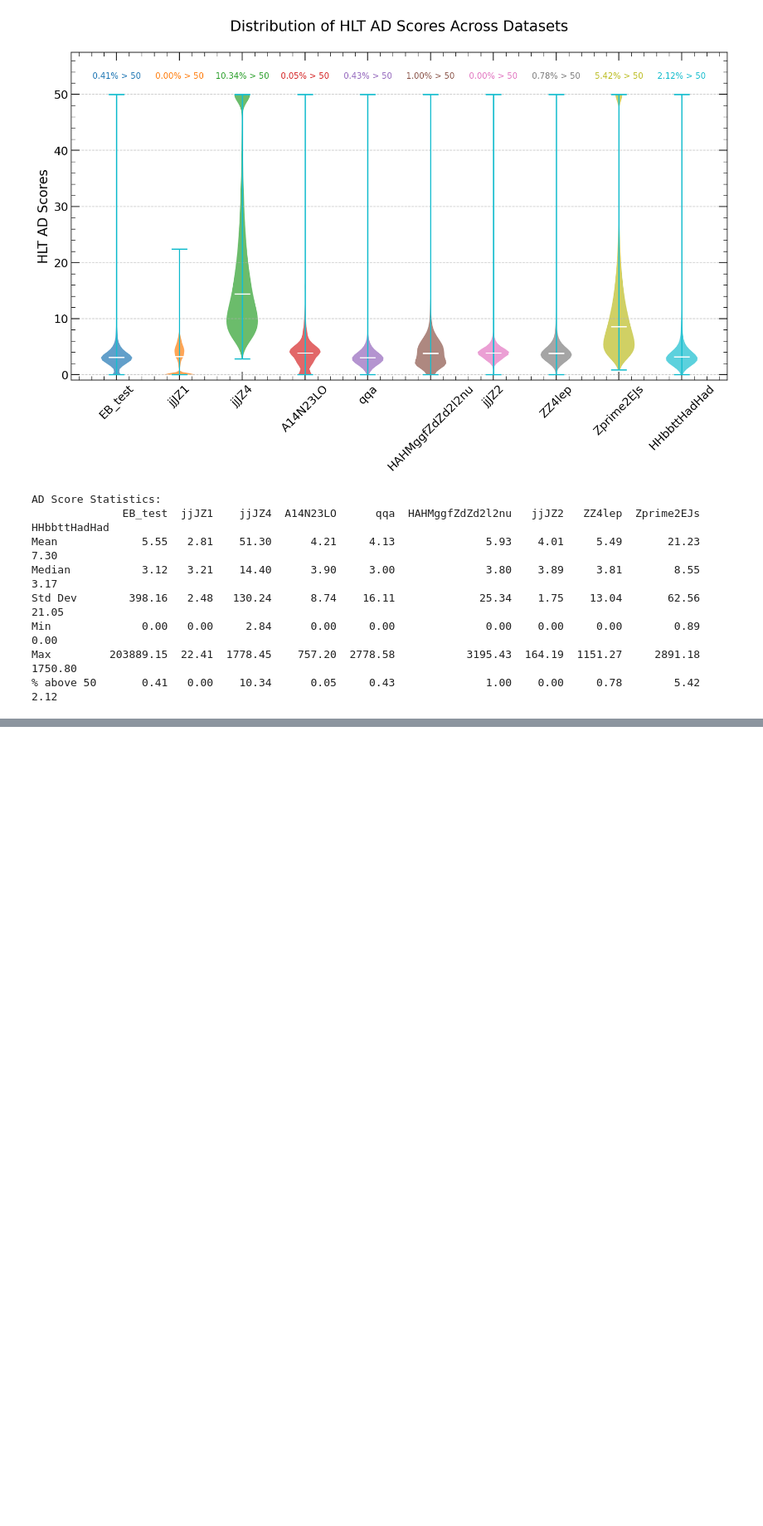
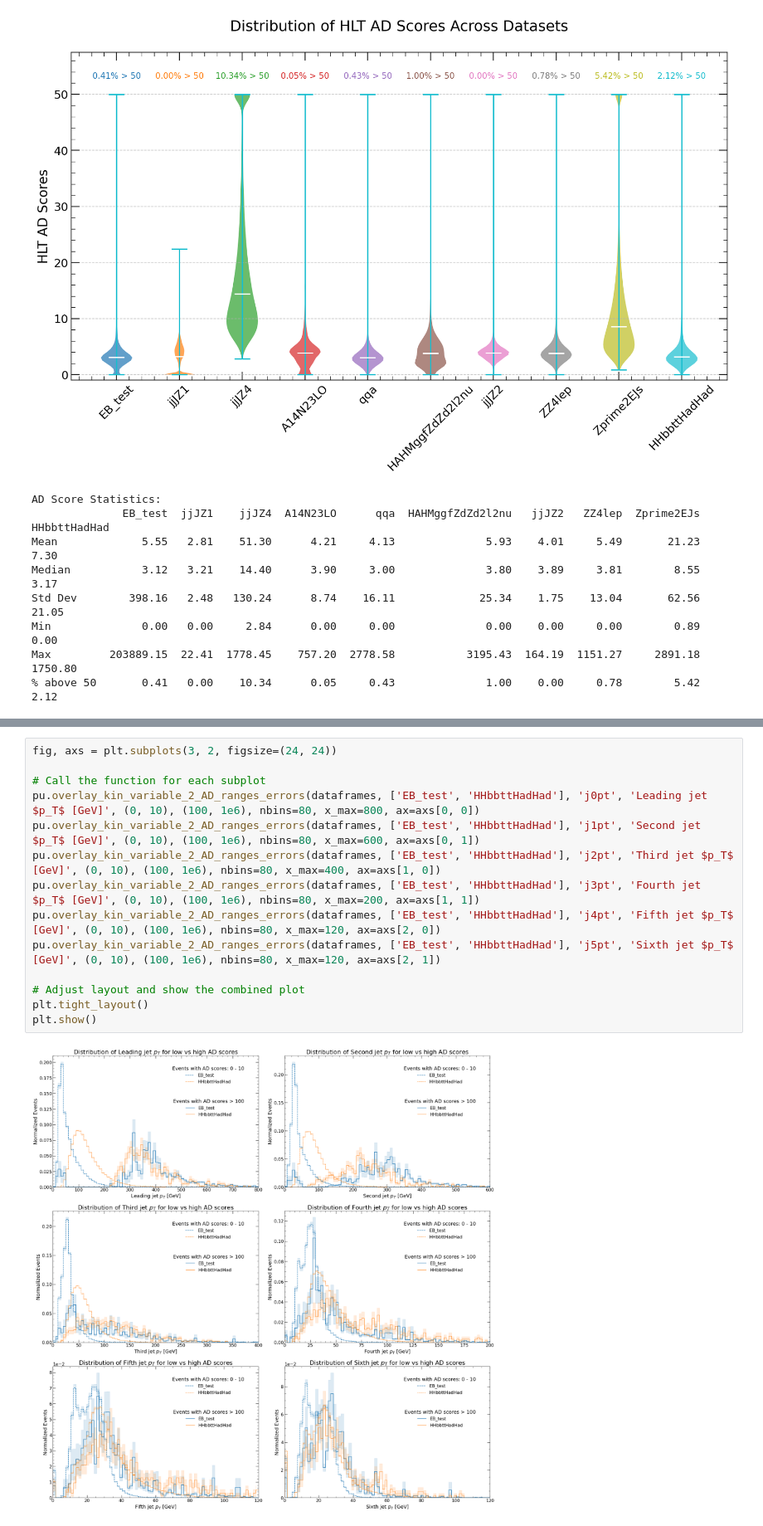
Before and after one commit to clairedavid/atlas_ad_hlt_studies, a Jupyter notebook: notebooks/HLTAD_plots_Claire_v01.ipynb, the cells around one changed output, grey strips where cells are left out. Shown at 83% size. Drawn from its saved outputs; the diff is of its cells as text; blank space fills up the shorter version.

```diff
--- a/notebooks/HLTAD_plots_Claire_v01.ipynb
+++ b/notebooks/HLTAD_plots_Claire_v01.ipynb
@@ -196,0 +207,16 @@ Max         203889.15  22.41  1778.45    757.20  2778.58           3195.43  164.
+# %%
+fig, axs = plt.subplots(3, 2, figsize=(24, 24))
+
+# Call the function for each subplot
+pu.overlay_kin_variable_2_AD_ranges_errors(dataframes, ['EB_test', 'HHbbttHadHad'], 'j0pt', 'Leading jet $p_T$ [GeV]', (0, 10), (100, 1e6), nbins=80, x_max=800, ax=axs[0, 0])
+pu.overlay_kin_variable_2_AD_ranges_errors(dataframes, ['EB_test', 'HHbbttHadHad'], 'j1pt', 'Second jet $p_T$ [GeV]', (0, 10), (100, 1e6), nbins=80, x_max=600, ax=axs[0, 1])
+pu.overlay_kin_variable_2_AD_ranges_errors(dataframes, ['EB_test', 'HHbbttHadHad'], 'j2pt', 'Third jet $p_T$ [GeV]', (0, 10), (100, 1e6), nbins=80, x_max=400, ax=axs[1, 0])
+pu.overlay_kin_variable_2_AD_ranges_errors(dataframes, ['EB_test', 'HHbbttHadHad'], 'j3pt', 'Fourth jet $p_T$ [GeV]', (0, 10), (100, 1e6), nbins=80, x_max=200, ax=axs[1, 1])
+pu.overlay_kin_variable_2_AD_ranges_errors(dataframes, ['EB_test', 'HHbbttHadHad'], 'j4pt', 'Fifth jet $p_T$ [GeV]', (0, 10), (100, 1e6), nbins=80, x_max=120, ax=axs[2, 0])
+pu.overlay_kin_variable_2_AD_ranges_errors(dataframes, ['EB_test', 'HHbbttHadHad'], 'j5pt', 'Sixth jet $p_T$ [GeV]', (0, 10), (100, 1e6), nbins=80, x_max=120, ax=axs[2, 1])
+
+# Adjust layout and show the combined plot
+plt.tight_layout()
+plt.show()
+# %% [output]
+[figure, added]
```
Also changed, not shown: parts of 8 cells of this notebook, 2 other files.
